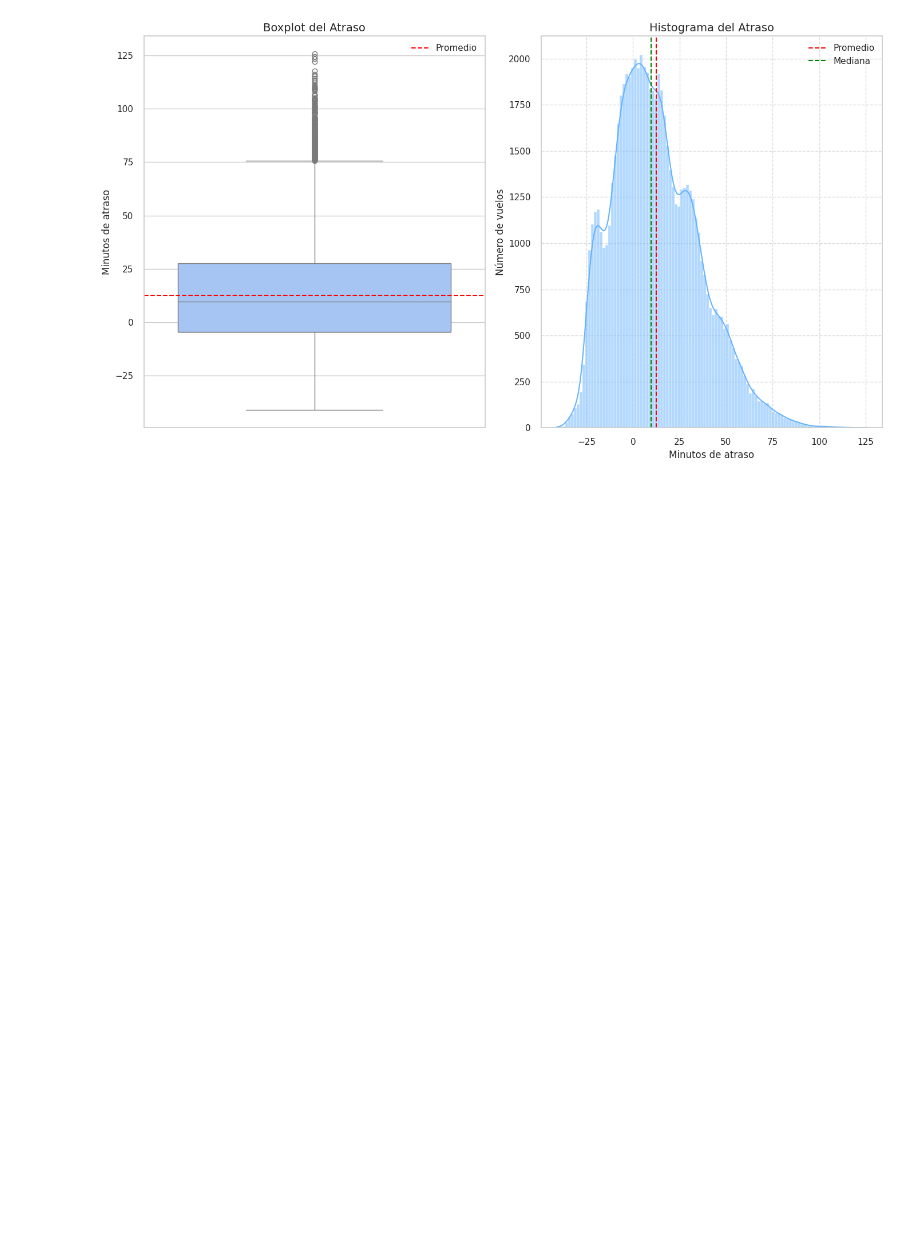
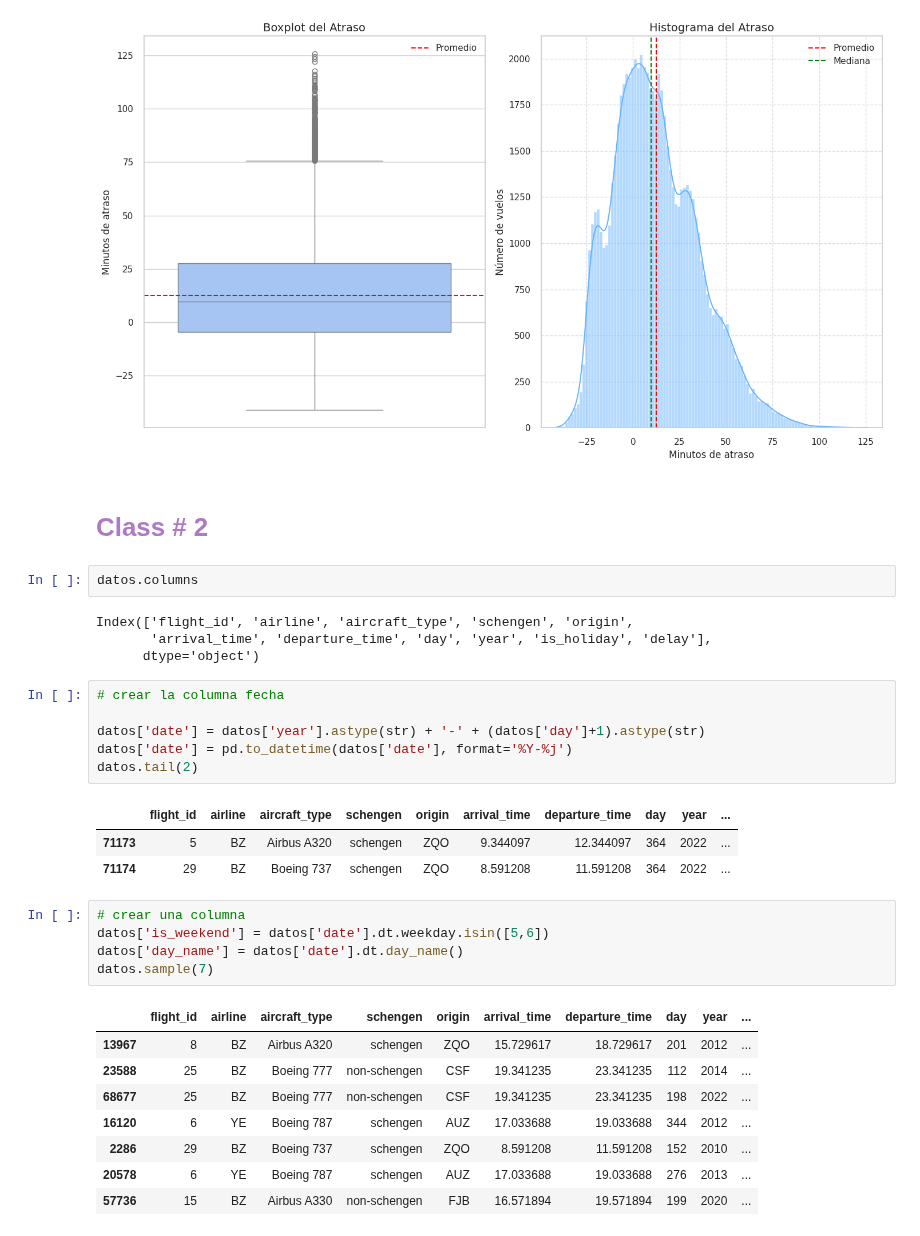
Before and after one commit to r2x4/machine_alura_oracle, a Jupyter notebook: analisi_datos_IA/datos_AI.ipynb, the cells around one changed output. Drawn from its saved outputs; the diff is of its cells as text; blank space fills up the shorter version.

```diff
--- a/analisi_datos_IA/datos_AI.ipynb
+++ b/analisi_datos_IA/datos_AI.ipynb
@@ -272,3 +272,35 @@ plt.tight_layout()
 plt.show()
 # %% [output]
 [figure]
+# %% [markdown]
+# <font color='#af7ac5'>**Class # 2**</h1>
+# %%
+datos.columns
+# %% [output]
+Index(['flight_id', 'airline', 'aircraft_type', 'schengen', 'origin',
+       'arrival_time', 'departure_time', 'day', 'year', 'is_holiday', 'delay'],
+      dtype='object')
+# %%
+# crear la columna fecha
+
+datos['date'] = datos['year'].astype(str) + '-' + (datos['day']+1).astype(str)
+datos['date'] = pd.to_datetime(datos['date'], format='%Y-%j')
+datos.tail(2)
+# %% [output]
+|  | flight_id | airline | aircraft_type | schengen | origin | arrival_time | departure_time | day | year | ... |
+| 71173 | 5 | BZ | Airbus A320 | schengen | ZQO | 9.344097 | 12.344097 | 364 | 2022 | ... |
+| 71174 | 29 | BZ | Boeing 737 | schengen | ZQO | 8.591208 | 11.591208 | 364 | 2022 | ... |
+# %%
+# crear una columna
+datos['is_weekend'] = datos['date'].dt.weekday.isin([5,6])
+datos['day_name'] = datos['date'].dt.day_name()
+datos.sample(7)
+# %% [output]
+|  | flight_id | airline | aircraft_type | schengen | origin | arrival_time | departure_time | day | year | ... |
+| 13967 | 8 | BZ | Airbus A320 | schengen | ZQO | 15.729617 | 18.729617 | 201 | 2012 | ... |
+| 23588 | 25 | BZ | Boeing 777 | non-schengen | CSF | 19.341235 | 23.341235 | 112 | 2014 | ... |
+| 68677 | 25 | BZ | Boeing 777 | non-schengen | CSF | 19.341235 | 23.341235 | 198 | 2022 | ... |
+| 16120 | 6 | YE | Boeing 787 | schengen | AUZ | 17.033688 | 19.033688 | 344 | 2012 | ... |
+| 2286 | 29 | BZ | Boeing 737 | schengen | ZQO | 8.591208 | 11.591208 | 152 | 2010 | ... |
+| 20578 | 6 | YE | Boeing 787 | schengen | AUZ | 17.033688 | 19.033688 | 276 | 2013 | ... |
+| 57736 | 15 | BZ | Airbus A330 | non-schengen | FJB | 16.571894 | 19.571894 | 199 | 2020 | ... |
```
Also changed, not shown: parts of 9 cells of this notebook.
